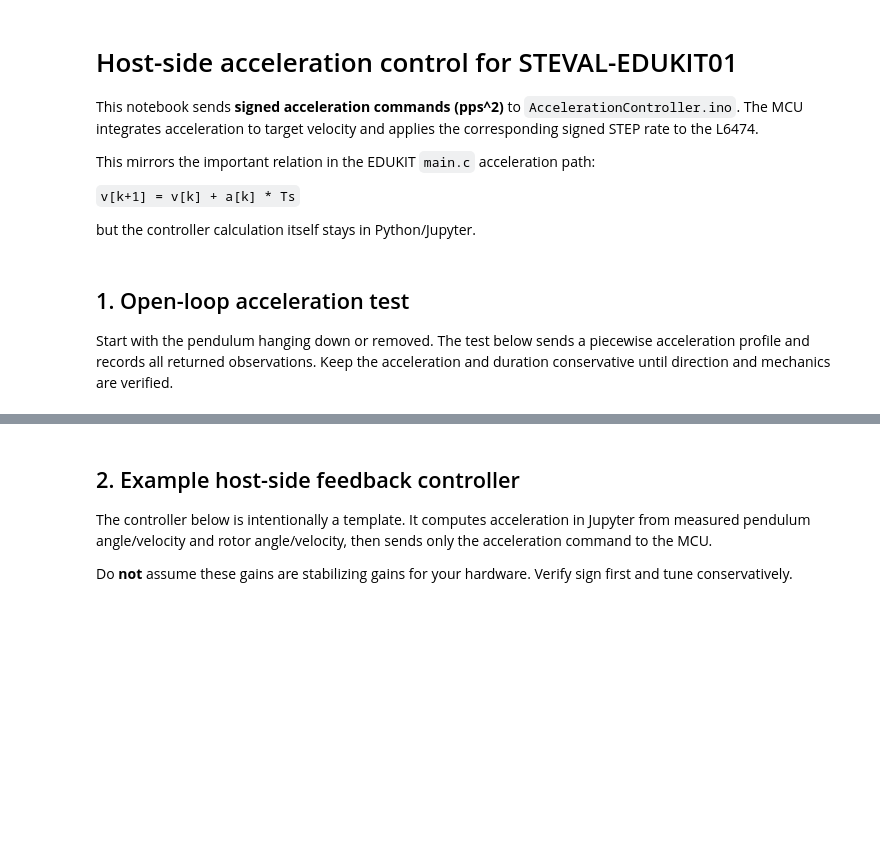
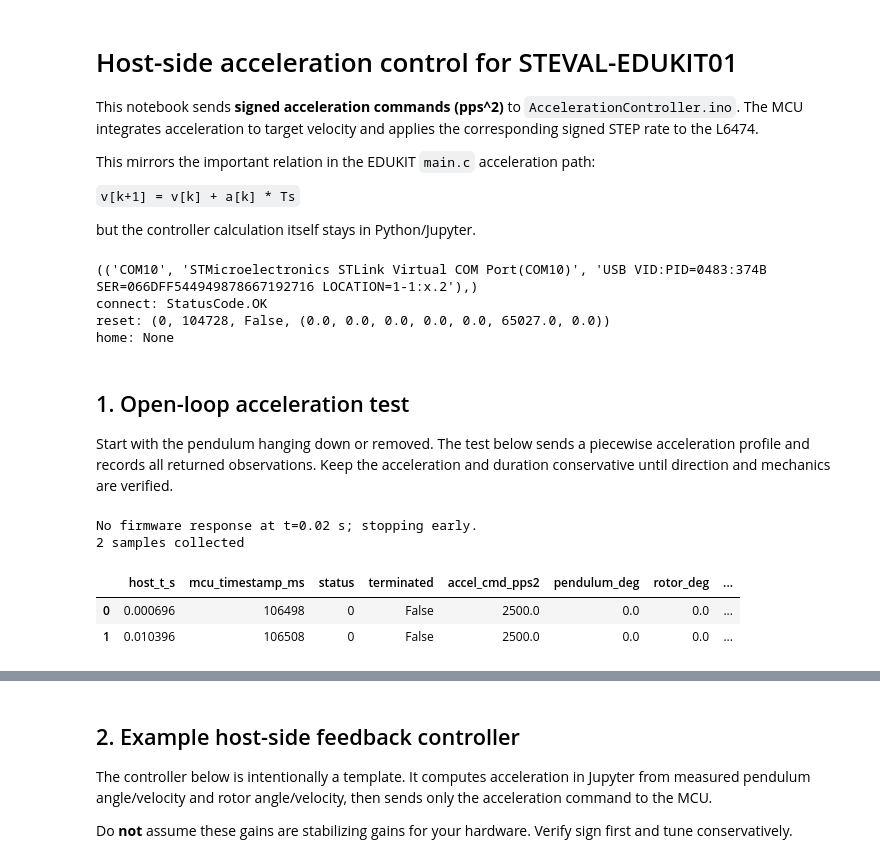
Before and after one commit to jooyongsim/Pendulum_control, a Jupyter notebook: AccelerationControl/acceleration_control.ipynb, the cells around one changed output, grey strips where cells are left out. Saved outputs shown, nothing was run; the diff lists cells and outputs as text; code cells hidden in the pictures; blank space fills up the shorter version.

```diff
--- a/AccelerationControl/acceleration_control.ipynb
+++ b/AccelerationControl/acceleration_control.ipynb
@@ -16,9 +16,21 @@ import numpy as np
 import pandas as pd
 import matplotlib.pyplot as plt
 
+# control_comms.py lives one directory up, in Pendulum_control/, so it is not on
+# the kernel's path by default. Walk up until we find it.
+import sys
+
+for _candidate in (Path.cwd(), *Path.cwd().parents):
+    if (_candidate / "control_comms.py").exists():
+        if str(_candidate) not in sys.path:
+            sys.path.insert(0, str(_candidate))
+        break
+else:
+    raise FileNotFoundError("control_comms.py not found at or above " + str(Path.cwd()))
+
 from control_comms import ControlComms, StatusCode
 
-SERIAL_PORT = 'COM6'   # change for your machine
+SERIAL_PORT = 'COM10'   # change for your machine
 BAUD_RATE = 500000
 
 CMD_SET_HOME = 0
@@ -47,6 +59,11 @@ resp = ctrl.step(CMD_RESET_SAFETY, [0.0])
 print('reset:', resp)
 resp = ctrl.step(CMD_SET_HOME, [0.0])
 print('home:', resp)
+# %% [output]
+(('COM10', 'STMicroelectronics STLink Virtual COM Port(COM10)', 'USB VID:PID=0483:374B SER=066DFF544949878667192716 LOCATION=1-1:x.2'),)
+connect: StatusCode.OK
+reset: (0, 104728, False, (0.0, 0.0, 0.0, 0.0, 0.0, 65027.0, 0.0))
+home: None
 # %% [markdown]
 ## 1. Open-loop acceleration test
 
@@ -80,38 +97,51 @@ try:
         a_cmd = float(accel_profile(t))
         response = ctrl.step(CMD_SET_ACCELERATION, [a_cmd])
         if response is None:
-            raise RuntimeError('No firmware response')
+            print(f'No firmware response at t={t:.2f} s; stopping early.')
+            break
 
         status, timestamp_ms, terminated, obs = response
         rows.append({
             'host_t_s': t,
             'mcu_timestamp_ms': timestamp_ms,
             'status': status,
             'terminated': terminated,
             'accel_cmd_pps2': a_cmd,
             'pendulum_deg': obs[OBS_PENDULUM_DEG],
             'rotor_deg': obs[OBS_ROTOR_DEG],
             'measured_pps': obs[OBS_MEASURED_PPS],
             'target_pps': obs[OBS_TARGET_PPS],
             'firmware_accel_pps2': obs[OBS_ACCEL_PPS2],
             'l6474_status': obs[OBS_L6474_STATUS],
             'host_command_age_ms': obs[OBS_HOST_AGE_MS],
         })
 
         if terminated:
             print('Firmware terminated/latching safety, stopping test')
             break
 
         next_t += DT
         sleep_s = next_t - time.perf_counter()
         if sleep_s > 0:
             time.sleep(sleep_s)
 finally:
-    ctrl.step(CMD_ZERO_VELOCITY, [0.0])
-    ctrl.step(CMD_HARD_STOP, [0.0])
+    try:
+        ctrl.step(CMD_ZERO_VELOCITY, [0.0])
+        ctrl.step(CMD_HARD_STOP, [0.0])
+    except Exception as exc:
+        print('Could not stop the motor cleanly:', exc)
+    # Built inside finally so a mid-run failure still keeps the samples already
+    # collected, and so the next cell always has a df to work with.
+    df = pd.DataFrame(rows)
 
-df = pd.DataFrame(rows)
+print(f'{len(df)} samples collected')
 df.head()
+# %% [output]
+No firmware response at t=0.02 s; stopping early.
+2 samples collected
+|  | host_t_s | mcu_timestamp_ms | status | terminated | accel_cmd_pps2 | pendulum_deg | rotor_deg | ... |
+| 0 | 0.000696 | 106498 | 0 | False | 2500.0 | 0.0 | 0.0 | ... |
+| 1 | 0.010396 | 106508 | 0 | False | 2500.0 | 0.0 | 0.0 | ... |
 # %%
 if len(df):
     Path('data').mkdir(exist_ok=True)
```
Also changed, not shown: parts of 3 cells of this notebook, 26 other files.
